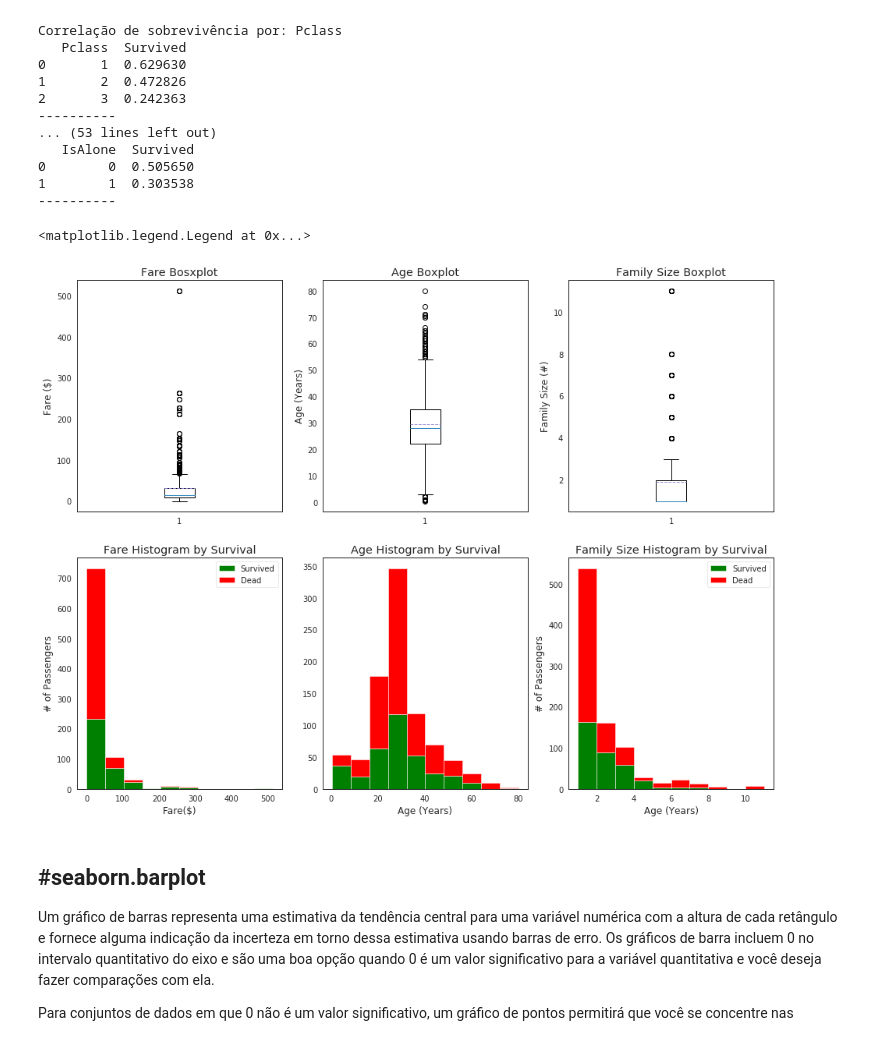
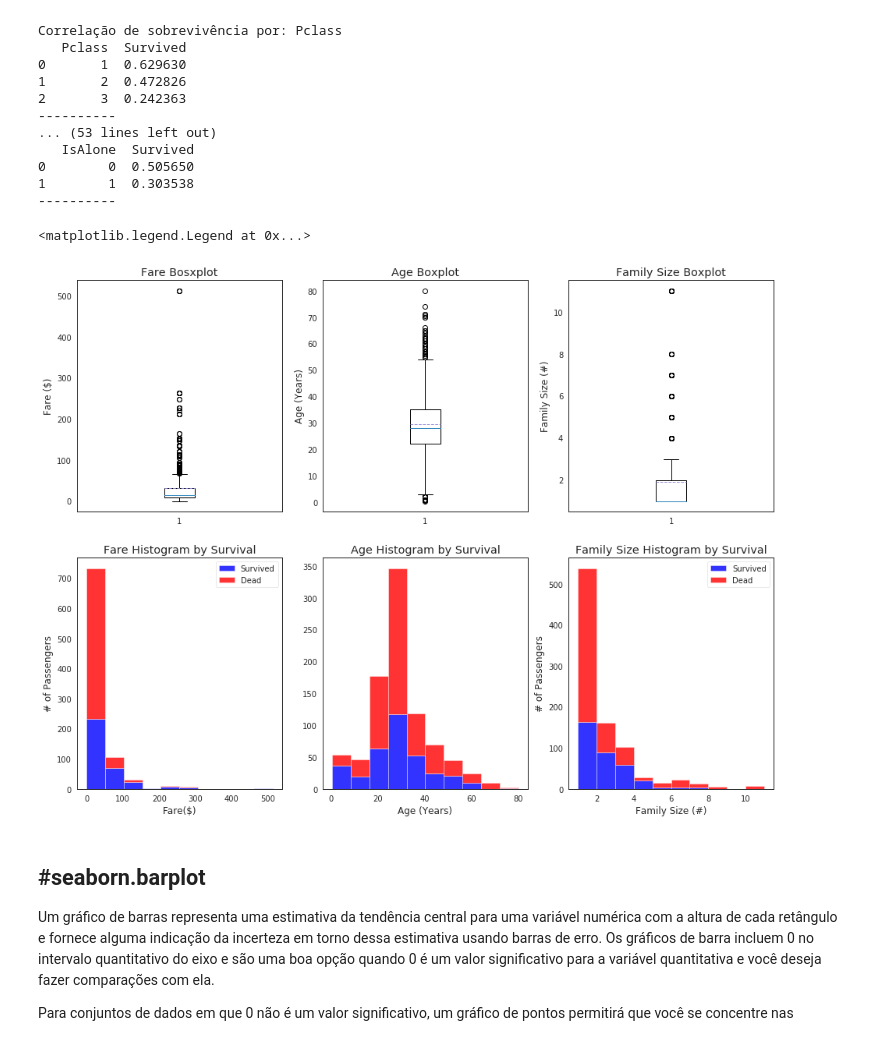
Before and after one commit to KaioViana/Estudos, a Jupyter notebook: titanic.ipynb, the cells around one changed output. Saved outputs shown, nothing was run; the diff lists cells and outputs as text; code cells hidden in the pictures.

```diff
--- a/titanic.ipynb
+++ b/titanic.ipynb
@@ -565,38 +565,38 @@ plt.title('Age Boxplot')
 plt.ylabel('Age (Years)')
 
 # Gráfico de caixa do Tamanho da Família
 plt.subplot(233)
 plt.boxplot(data1['FamilySize'], showmeans=True, meanline=True)
 plt.title('Family Size Boxplot')
 plt.ylabel('Family Size (#)')
 
 # Histograma da Tarifa
 plt.subplot(234)
 plt.hist(x=[data1[data1['Survived'] == 1]['Fare'],data1[data1['Survived'] == 0]['Fare']],
-         stacked=True, color=['g', 'r'], label=['Survived', 'Dead'])
+         stacked=True, color=['blue', 'red'], alpha=0.8, label=['Survived', 'Dead'])
 plt.title('Fare Histogram by Survival')
 plt.xlabel('Fare($)')
 plt.ylabel('# of Passengers')
 plt.legend()
 
 # Histograma da Idade
 plt.subplot(235)
 plt.hist(x=[data1[data1['Survived'] == 1]['Age'], data1[data1['Survived'] == 0]['Age']],
-            stacked=True, color=['g', 'r'], label=['Survived', 'Dead'])
+            stacked=True, color=['blue', 'red'], alpha=0.8, label=['Survived', 'Dead'])
 plt.title('Age Histogram by Survival')
 plt.xlabel('Age (Years)')
 
 # Histograma do Tamanho da Família
 plt.subplot(236)
 plt.hist(x=[data1[data1['Survived'] == 1]['FamilySize'], data1[data1['Survived'] == 0]['FamilySize']],
-         stacked=True, color=['g', 'r'], label=['Survived', 'Dead'])
+         stacked=True, color=['blue', 'red'], alpha=0.8, label=['Survived', 'Dead'])
 plt.title('Family Size Histogram by Survival')
-plt.xlabel('Age (Years)')
+plt.xlabel('Family Size (#)')
 plt.ylabel('# of Passengers')
 plt.legend()
 # %% [output]
 <matplotlib.legend.Legend at 0x...>
-[figure, old version]
+[figure, new version]
 # %% [markdown]
 #**seaborn.barplot**
 ---
```
Also changed, not shown: parts of 8 cells of this notebook.
